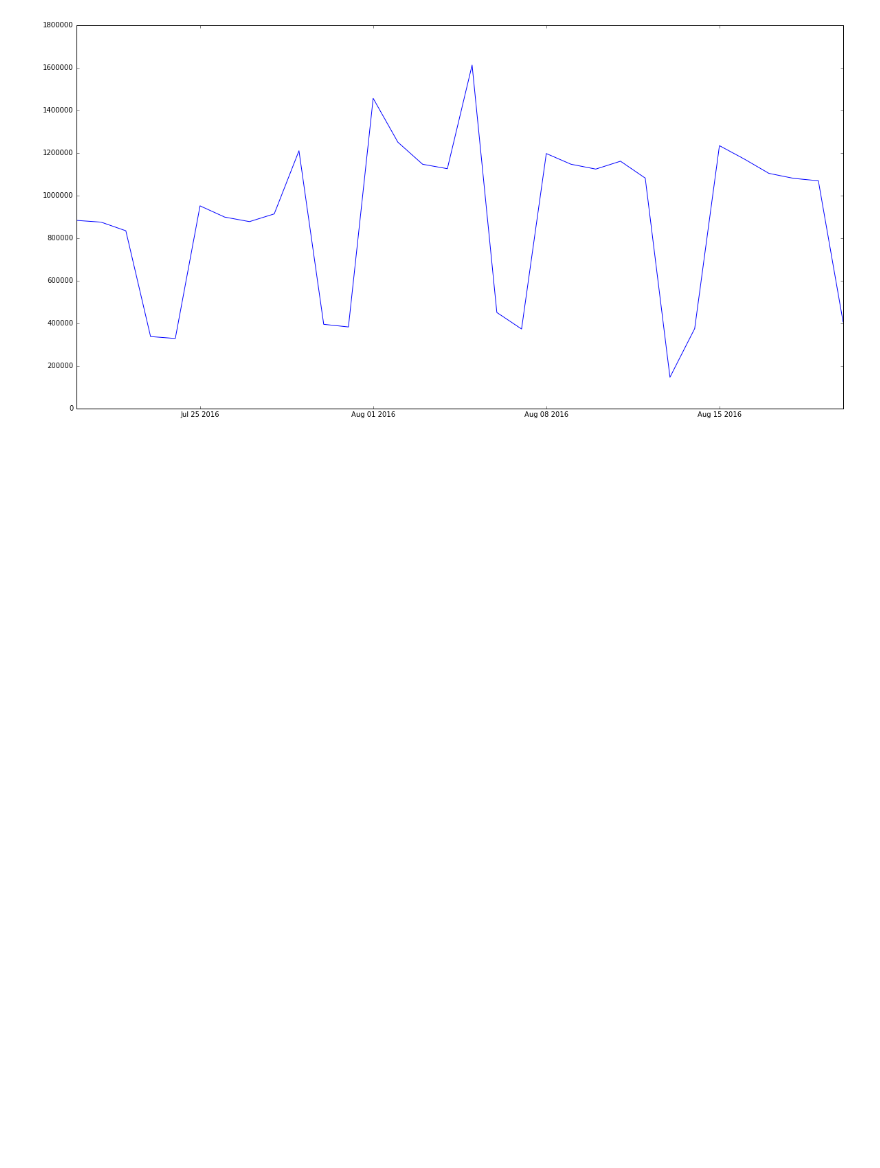
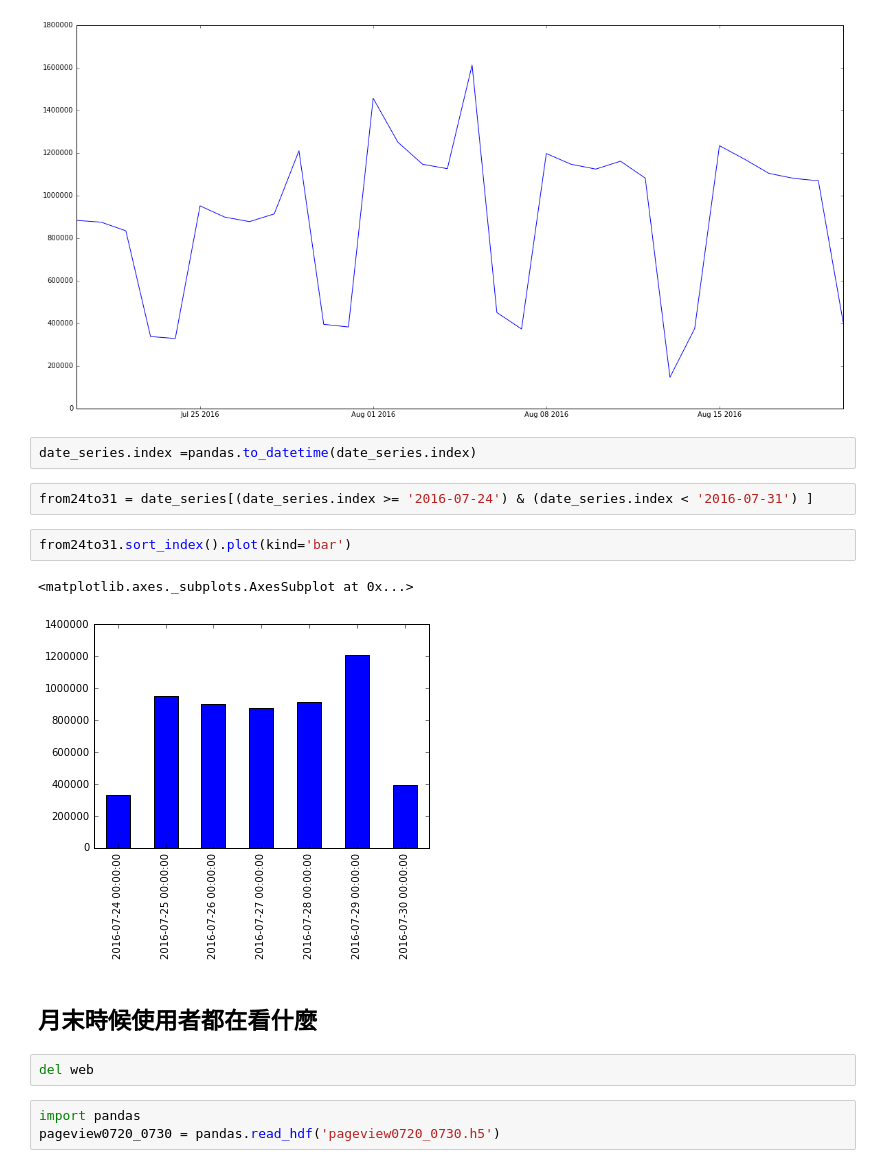
Before and after one commit to ywchiu/cathaybkpython, a Jupyter notebook: Demo20160908.ipynb, the cells around one changed output. Drawn from its saved outputs; the diff is of its cells as text; blank space fills up the shorter version.

```diff
--- a/Demo20160908.ipynb
+++ b/Demo20160908.ipynb
@@ -213,3 +213,19 @@ date_series.sort_index().plot(kind='line', figsize=[20, 10])
 # %% [output]
 <matplotlib.axes._subplots.AxesSubplot at 0x...>
 [figure]
+# %%
+date_series.index =pandas.to_datetime(date_series.index)
+# %%
+from24to31 = date_series[(date_series.index >= '2016-07-24') & (date_series.index < '2016-07-31') ]
+# %%
+from24to31.sort_index().plot(kind='bar')
+# %% [output]
+<matplotlib.axes._subplots.AxesSubplot at 0x...>
+[figure, added]
+# %% [markdown]
+## 月末時候使用者都在看什麼
+# %%
+del web
+# %%
+import pandas
+pageview0720_0730 = pandas.read_hdf('pageview0720_0730.h5')
```
Also changed, not shown: parts of 8 cells of this notebook.
